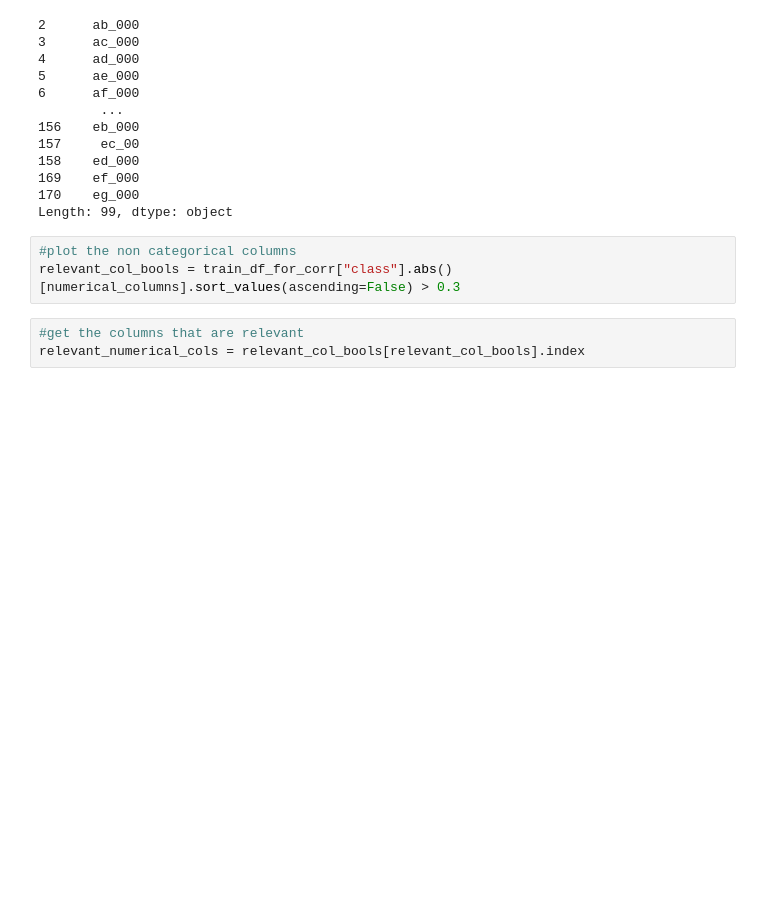
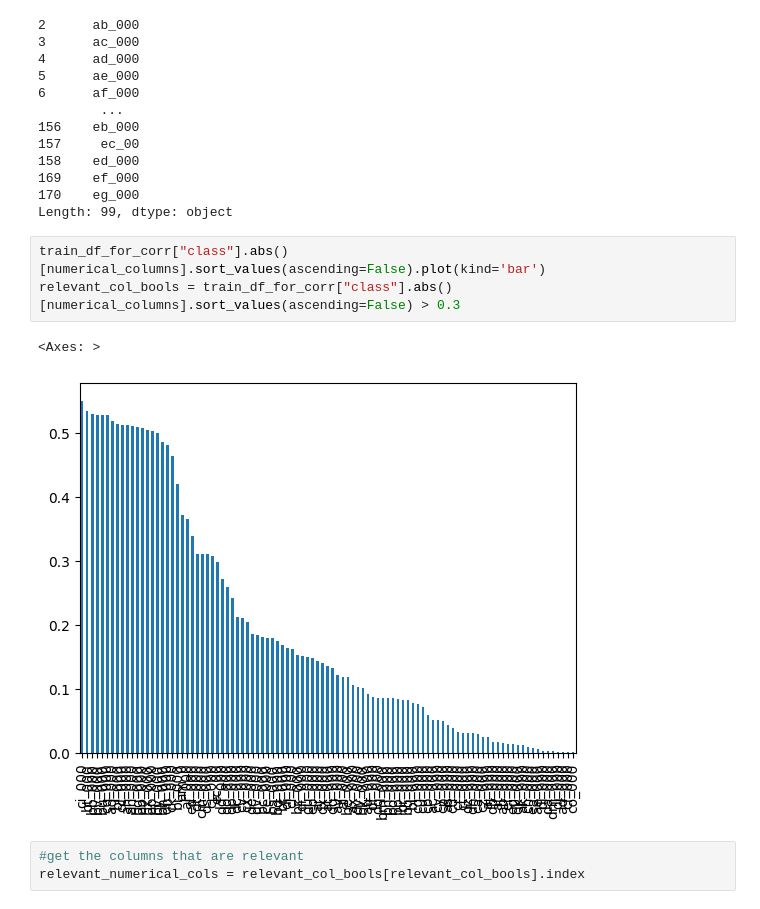
Before and after one commit to firatkizilboga/APS-Failure-Prediction, a Jupyter notebook: EDA.ipynb, the cells around one changed output. Drawn from its saved outputs; the diff is of its cells as text; blank space fills up the shorter version.

```diff
--- a/EDA.ipynb
+++ b/EDA.ipynb
@@ -143,8 +110,11 @@ numerical_columns
 170    eg_000
 Length: 99, dtype: object
 # %%
-#plot the non categorical columns
+train_df_for_corr["class"].abs()[numerical_columns].sort_values(ascending=False).plot(kind='bar')
 relevant_col_bools = train_df_for_corr["class"].abs()[numerical_columns].sort_values(ascending=False) > 0.3
+# %% [output]
+<Axes: >
+[figure, added]
 # %%
 #get the columns that are relevant
 relevant_numerical_cols = relevant_col_bools[relevant_col_bools].index
```
Also changed, not shown: parts of 28 cells of this notebook, 7 other files.
